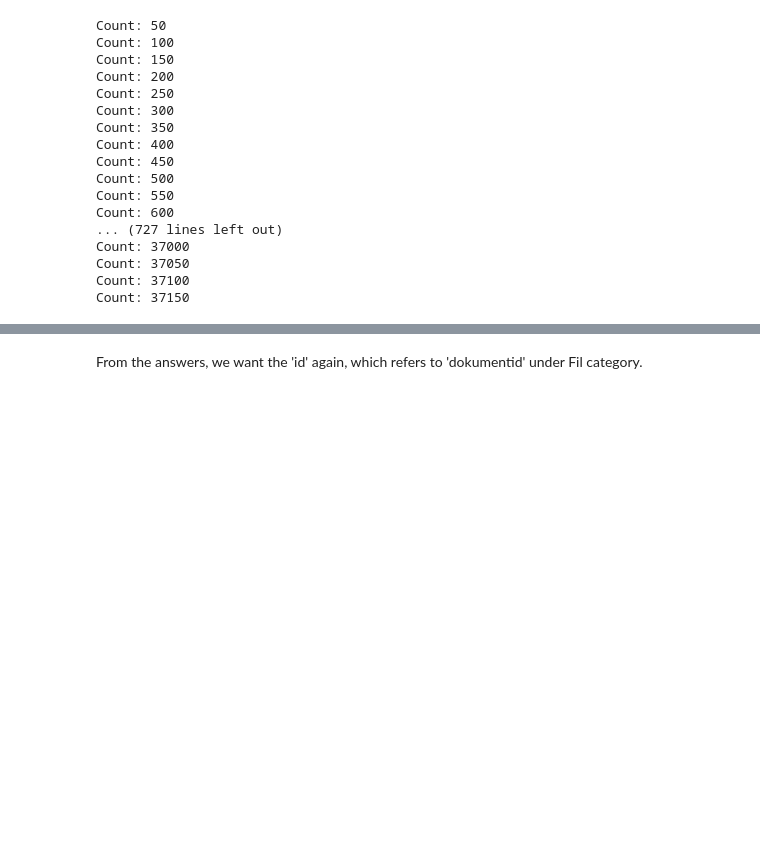
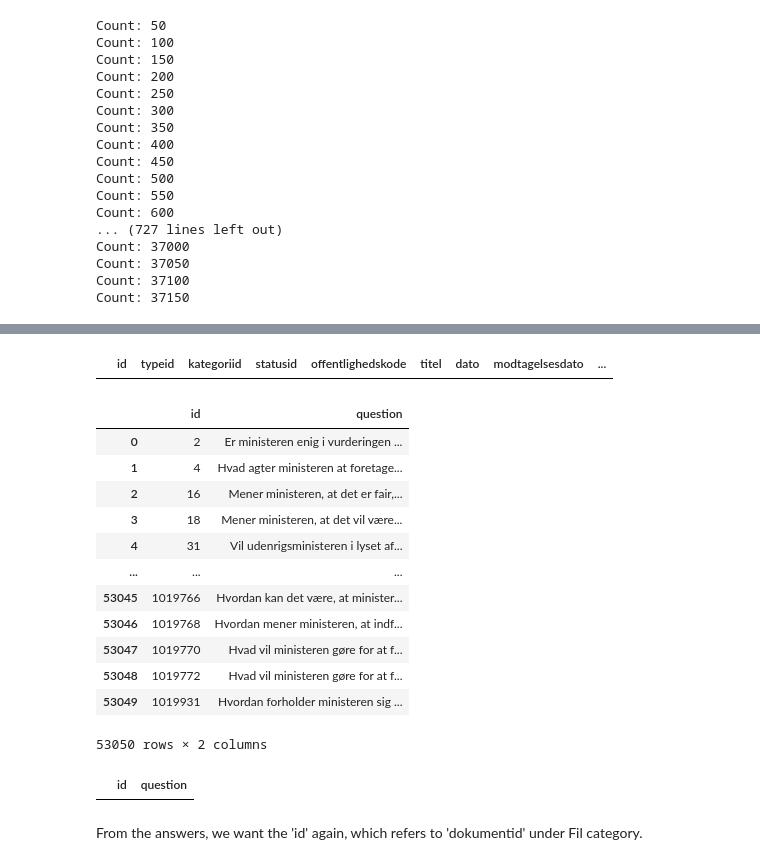
Before and after one commit to Rune-Nedergaard/XAI-NLP, a Jupyter notebook: notebooks/EDA.ipynb, the cells around one changed output, grey strips where cells are left out. Drawn from its saved outputs; the diff is of its cells as text; code cells hidden in the pictures; blank space fills up the shorter version.

```diff
--- a/notebooks/EDA.ipynb
+++ b/notebooks/EDA.ipynb
@@ -222,3 +229,29 @@ with open('answers.pickle', 'wb') as f:
+# %%
+#search for the answer with id 668761
+p20_answers[p20_answers['spørgsmålsid'] == 668761]
+# %% [output]
+|  | id | typeid | kategoriid | statusid | offentlighedskode | titel | dato | modtagelsesdato | ... |
+# %%
+questions_id = pd.read_csv('question_id.csv')
+questions_id
+# %% [output]
+|  | id | question |
+| 0 | 2 | Er ministeren enig i vurderingen ... |
+| 1 | 4 | Hvad agter ministeren at foretage... |
+| 2 | 16 | Mener ministeren, at det er fair,... |
+| 3 | 18 | Mener ministeren, at det vil være... |
+| 4 | 31 | Vil udenrigsministeren i lyset af... |
+| ... | ... | ... |
+| 53045 | 1019766 | Hvordan kan det være, at minister... |
+| 53046 | 1019768 | Hvordan mener ministeren, at indf... |
+| 53047 | 1019770 | Hvad vil ministeren gøre for at f... |
+| 53048 | 1019772 | Hvad vil ministeren gøre for at f... |
+| 53049 | 1019931 | Hvordan forholder ministeren sig ... |
+53050 rows × 2 columns
+# %%
+questions_id[questions_id['id'] == 668761]
+# %% [output]
+|  | id | question |
 # %% [markdown]
 From the answers, we want the 'id' again, which refers to 'dokumentid' under Fil category.
 # %%
```
Also changed, not shown: parts of 7 cells of this notebook, 4 other files.
